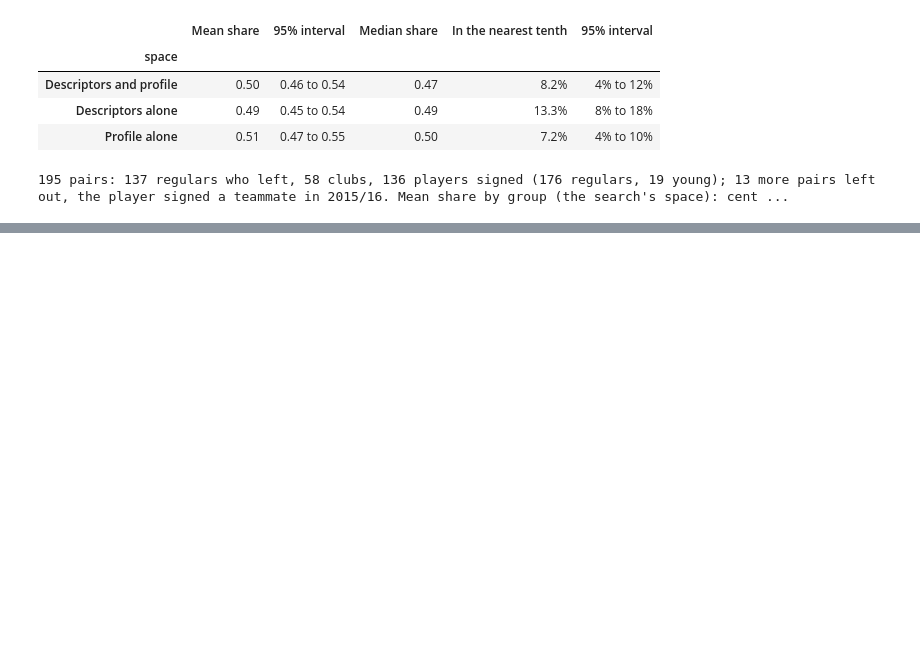
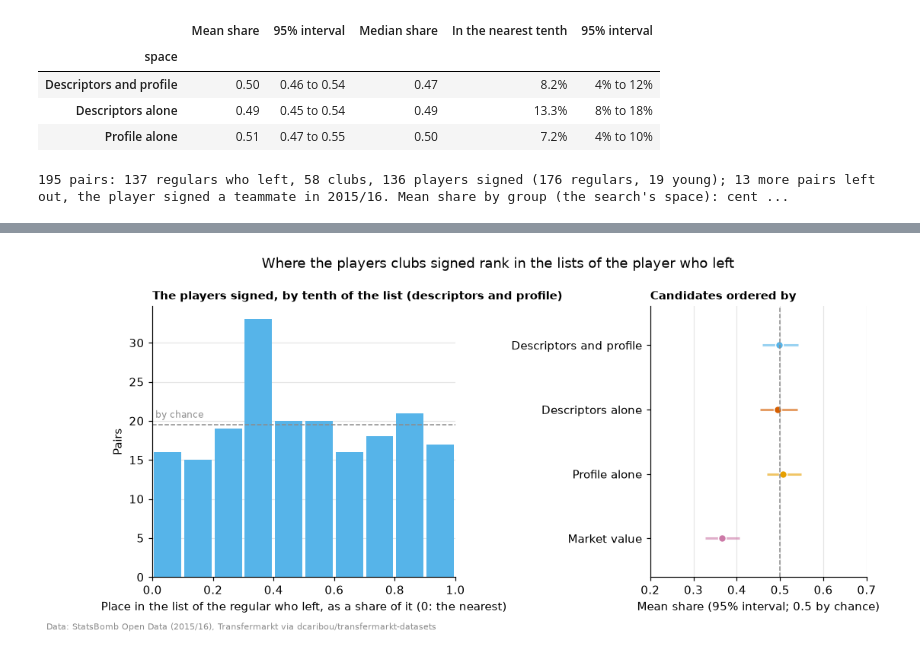
Before and after one commit to Fabiohhp/football-scouting, a Jupyter notebook: notebooks/06_similarity_search.ipynb, the cells around one changed output, grey strips where cells are left out. Drawn from its saved outputs; the diff is of its cells as text; code cells hidden in the pictures; blank space fills up the shorter version.

```diff
--- a/notebooks/06_similarity_search.ipynb
+++ b/notebooks/06_similarity_search.ipynb
@@ -829,15 +836,17 @@ lists = pd.Series(np.select(
 ), index=market.index)  # fmt: skip
 feet = rows.groupby("player_id")[["left_foot_passes", "foot_passes"]].sum()
 team_names = con.sql("SELECT DISTINCT team_id, team_name FROM teams").df().set_index("team_id")
+position = most("position")
 who = pd.DataFrame({
     "name": market.known_as, "group": group, "list": lists,
     "teams": counts.groupby("player_id").team_id.agg(frozenset),
     "team": market.team_id.map(team_names.team_name), "league": market.league, "age": market.age,
     "minutes": in_positions, "value": market.value,
     "left_foot": feet.left_foot_passes / feet.foot_passes,
-    "side": most("position").str.split().str[0].where(lambda s: s.isin(["Left", "Right"])),
+    "side": position.str.split().str[0].where(lambda s: s.isin(["Left", "Right"])),
 }).loc[market.index]  # fmt: skip
-assert who.drop(columns=["list", "side"]).notna().all().all()  # every player valued and aged
+who["line"] = [line(g, position[p]) for p, g in who.group.items()]
+assert who.drop(columns=["list", "side", "line"]).notna().all().all()  # valued, aged
 
 values_of = {
     g: search_values(tables["style_values"], tables["profile_values"], g) for g in OUTFIELD
@@ -1181,0 +1196,38 @@ plt.show()
+# %%
+fig, axes = plt.subplots(1, 2, figsize=(11, 4.2), gridspec_kw={"width_ratios": [1.4, 1],
+                                                                "wspace": 0.75})  # fmt: skip
+tenths = np.minimum((wide[SEARCH_SPACE] * 10).astype(int), 9)
+counts_of = tenths.value_counts().reindex(range(10), fill_value=0)
+axes[0].bar(np.arange(10) / 10 + 0.05, counts_of, width=0.09,
+            color=SPACE_COLORS[SEARCH_SPACE])  # fmt: skip
+axes[0].axhline(len(wide) / 10, color=GREY, lw=1, ls="--")
+axes[0].text(0.01, len(wide) / 10 + 0.6, "by chance", color=GREY, fontsize=8, va="bottom")
+axes[0].set_axisbelow(True)
+axes[0].set_xlim(0, 1)
+axes[0].set_xlabel("Place in the list of the regular who left, as a share of it (0: the nearest)")
+axes[0].set_ylabel("Pairs")
+axes[0].set_title("The players signed, by tenth of the list (descriptors and profile)",
+                  fontsize=10)  # fmt: skip
+orders = {name: (estimate["Mean", name], club_draws["Mean", name], SPACE_COLORS[name])
+          for name in SPACES} | {
+    "Market value": (shared_estimate["value", "Mean"], shared_draws["value", "Mean"], OKABE_ITO[3])
+}  # fmt: skip
+y = -np.arange(len(orders))
+for i, (mean, draws_of, color) in enumerate(orders.values()):
+    axes[1].hlines(y[i], *draws_of.quantile([0.025, 0.975]), color=color, lw=2, alpha=0.6)
+    axes[1].plot(mean, y[i], "o", ms=6.5, color=color, markeredgecolor="white", markeredgewidth=1)
+axes[1].axvline(0.5, color=GREY, lw=1, ls="--")
+axes[1].set_yticks(y, list(orders))
+axes[1].set_ylim(y[-1] - 0.6, 0.6)
+axes[1].set_xlim(0.2, 0.7)
+axes[1].set_xlabel("Mean share (95% interval; 0.5 by chance)")
+axes[1].set_title("Candidates ordered by", fontsize=10)
+for ax in axes:
+    ax.grid(axis="y" if ax is axes[0] else "x", color="#E5E5E5")
+    ax.grid(axis="x" if ax is axes[0] else "y", visible=False)
+fig.suptitle("Where the players clubs signed rank in the lists of the player who left",
+             y=1.02)  # fmt: skip
+credit(fig)
+plt.show()
+# %% [output]
+[figure, added]
```
Also changed, not shown: parts of 7 cells of this notebook, 13 other files.
